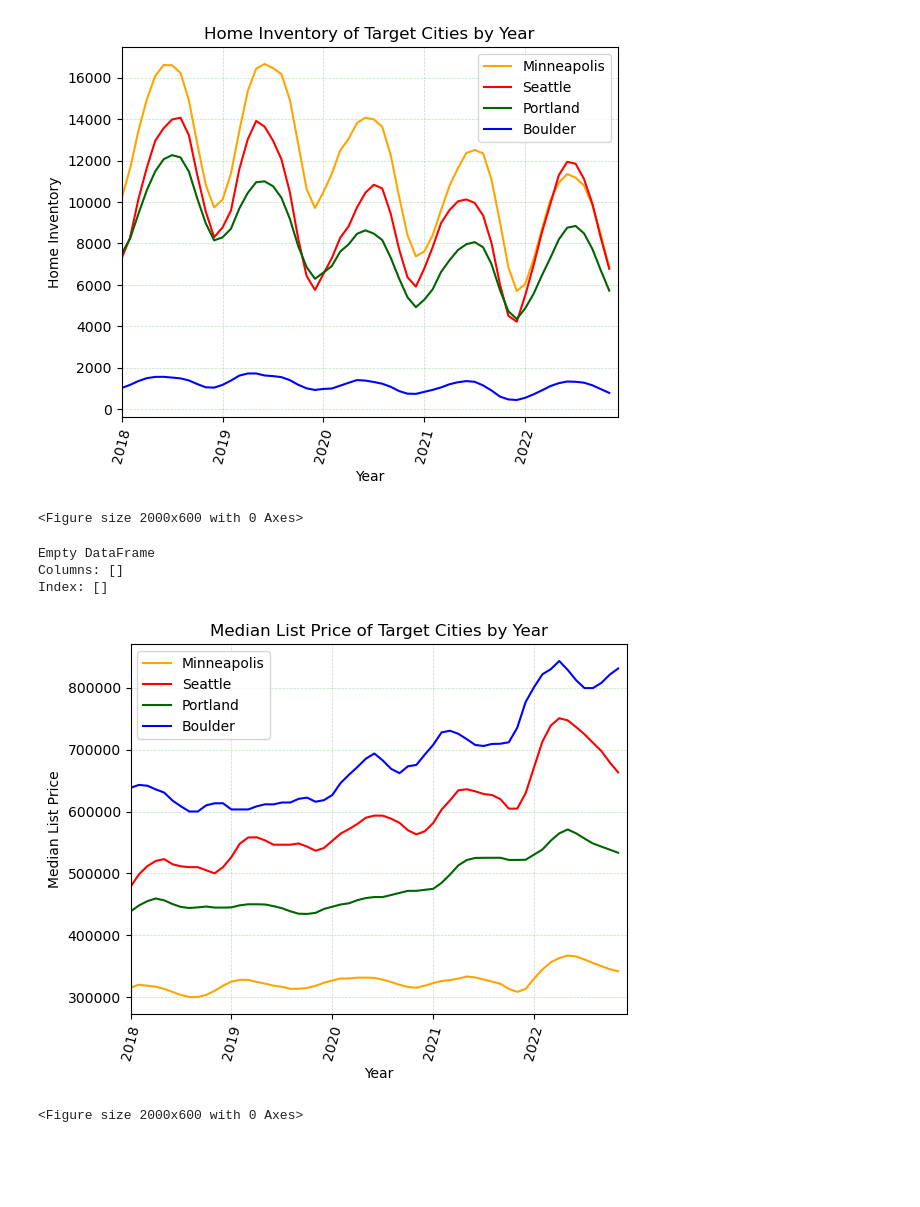
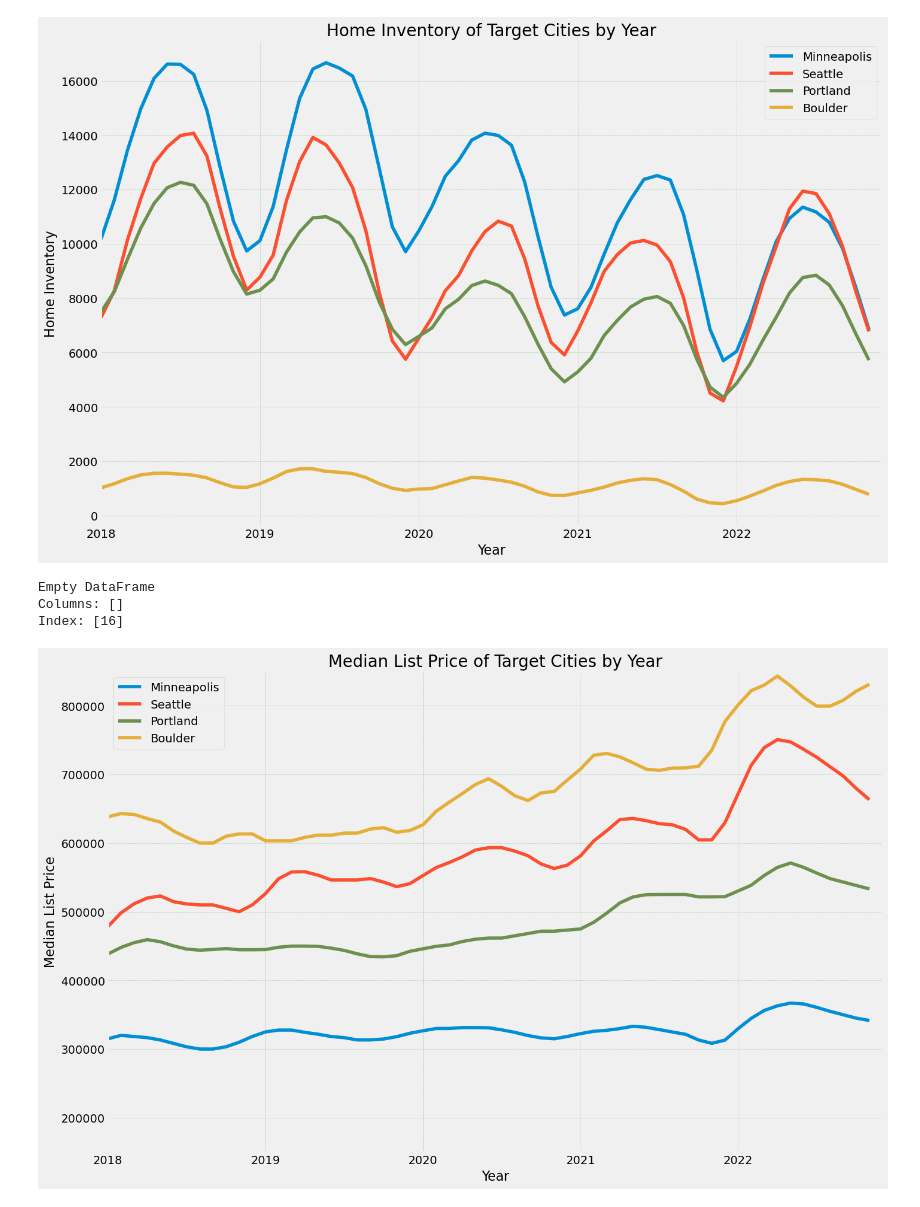
Before and after one commit to earlyann/Zillow_target_city_analysis, a Jupyter notebook: zillow.ipynb, the cells around one changed output. Saved outputs shown, nothing was run; the diff lists cells and outputs as text; code cells hidden in the pictures; blank space fills up the shorter version.

```diff
--- a/zillow.ipynb
+++ b/zillow.ipynb
@@ -1,5 +1,10 @@
 # %%
 import pandas as pd
+import os
 import matplotlib.pyplot as plt
 import numpy as np
 from scipy.stats import linregress
+
+plt.style.use('fivethirtyeight')
+pd.options.display.max_columns = 500
+color_pal = plt.rcParams["axes.prop_cycle"].by_key()["color"]
@@ -38,0 +27,6 @@ Length: 285, dtype: object
+# %%
+# For-Sale Inventory: The count of unique listings that were active at any time in a
+# given month.
+
+csvpath2 = '/Users/laceymorgan/Desktop/Zillow_target_city_analysis/Metro_invt_2_16_2023.csv'
+df2 = pd.read_csv(csvpath2)
@@ -238,5 +231,9 @@ df2.head()
 # %%
 # plotting all 4 target cities inventory over the entire course of the data
+
+# set the figure size
+plt.figure(figsize=(15,10))
+
 # converting the data to float type, float64 type was causing an error
 mpls_inv.iloc[0, 5:] = mpls_inv.iloc[0, 5:].astype(float)
 stl_inv.iloc[0, 5:] = stl_inv.iloc[0, 5:].astype(float)
@@ -249,45 +246,46 @@ stl_inv_data = stl_inv.iloc[0, 5:]
 prt_inv_data = prt_inv.iloc[0, 5:]
 bldr_inv_data = bldr_inv.iloc[0, 5:]
 
 # create the line plot
-plt.plot(mpls_inv_data, label='Minneapolis', color='orange')
-plt.plot(stl_inv_data, label='Seattle', color='red')
-plt.plot(prt_inv_data, label='Portland', color='darkgreen')
-plt.plot(bldr_inv_data, label='Boulder', color='blue')
+plt.plot(mpls_inv_data, label='Minneapolis', color=color_pal[0])
+plt.plot(stl_inv_data, label='Seattle', color=color_pal[1])
+plt.plot(prt_inv_data, label='Portland', color=color_pal[3])
+plt.plot(bldr_inv_data, label='Boulder', color=color_pal[2])
 
 # add labels and a title
-plt.xlabel('Year')
-plt.ylabel('Home Inventory')
-plt.title('Home Inventory of Target Cities by Year')
+plt.xlabel('Year', fontsize=16)
+plt.ylabel('Home Inventory', fontsize=16)
+plt.title('Home Inventory of Target Cities by Year', fontsize=20)
 
 # create a list of x-tick labels with 6 month intervals
 dates = pd.date_range(start='2018-03-31', end='2023-01-31', freq='12M')
 labels = [date.strftime('%Y') for date in dates]
 
 # convert the dates to integer positions representing the number of months since the start date
 start = pd.Timestamp('2018-03-31')
 positions = [(date - start).days // 30 for date in dates]
 
 # set the x-ticks and labels
-plt.xticks(positions, labels, rotation=75)
+plt.xticks(positions, labels)
 
 # set proporties for the grid
 plt.grid(alpha= .25, color = 'green', linestyle = '--', linewidth = 0.5)
 
 # set the x-limits
 plt.xlim(0, len(mpls_inv_data))
 
 # add a legend
 plt.legend(loc='best')
 
-# set the figure size
-plt.figure(figsize=(20, 6))
+# plt.tight_layout()
+
+# Save your graph as a PNG file in the "visualizations" folder
+plt.savefig('/Users/laceymorgan/Desktop/Zillow_target_city_analysis/figures/inventory_all_cities.png', dpi=300)
 
 # show the plot
 plt.show()
 # %% [output]
-[figure, old version]
+[figure, new version]
-<Figure size 2000x600 with 0 Axes>
 # %%
 # get a Series indicating which columns have at least one NaN value
 has_nans = mpls_inv.isna().any()
@@ -299,7 +297,7 @@ print(df_filtered)
 # %% [output]
 Empty DataFrame
 Columns: []
-Index: []
+Index: [16]
 # %%
 # creating data frames of just the target cities median list prices over time
 mpls_lst = df3.loc[(df3['RegionName'] == 'Minneapolis, MN')].copy()
@@ -308,6 +306,10 @@ stl_lst = df3.loc[(df3['RegionName'] == 'Seattle, WA')].copy()
 bldr_lst = df3.loc[(df3['RegionName'] == 'Boulder, CO')].copy()
 # %%
 # plotting all 4 target cities meidan list prices over the entire course of the data
+
+# set the figure size
+plt.figure(figsize=(15, 10))
+
 # converting the data to float type, float64 type was causing an error
 mpls_lst.iloc[0, 5:] = mpls_lst.iloc[0, 5:].astype(float)
 stl_lst.iloc[0, 5:] = stl_lst.iloc[0, 5:].astype(float)
@@ -321,15 +323,15 @@ prt_lst_data = prt_lst.iloc[0, 5:]
 bldr_lst_data = bldr_lst.iloc[0, 5:]
 
 # create the line plot
-plt.plot(mpls_lst_data, label='Minneapolis', color='orange')
-plt.plot(stl_lst_data, label='Seattle', color='red')
-plt.plot(prt_lst_data, label='Portland', color='darkgreen')
-plt.plot(bldr_lst_data, label='Boulder', color='blue')
+plt.plot(mpls_lst_data, label='Minneapolis', color=color_pal[0])
+plt.plot(stl_lst_data, label='Seattle', color=color_pal[1])
+plt.plot(prt_lst_data, label='Portland', color=color_pal[3])
+plt.plot(bldr_lst_data, label='Boulder', color=color_pal[2])
 
 # add labels and a title
-plt.xlabel('Year')
-plt.ylabel('Median List Price')
-plt.title('Median List Price of Target Cities by Year')
+plt.xlabel('Year', fontsize=16)
+plt.ylabel('Median List Price', fontsize=16)
+plt.title('Median List Price of Target Cities by Year', fontsize=20)
 
 # create a list of x-tick labels with 6 month intervals
 dates = pd.date_range(start='2018-03-31', end='2023-01-31', freq='12M')
@@ -340,25 +342,27 @@ start = pd.Timestamp('2018-03-31')
 positions = [(date - start).days // 30 for date in dates]
 
 # set the x-ticks and labels
-plt.xticks(positions, labels, rotation=75)
+plt.xticks(positions, labels)
 
 # set proporties for the grid
 plt.grid(alpha= .25, color = 'green', linestyle = '--', linewidth = 0.5)
 
-# set the x-limits
+# set the x and y-limits
 plt.xlim(0, len(mpls_inv_data))
+plt.ylim(150000, 850000)
 
 # add a legend
 plt.legend(loc='best')
 
-# set the figure size
-plt.figure(figsize=(20, 6))
+# plt.tight_layout()
+
+# Save your graph as a PNG file in the "visualizations" folder
+plt.savefig('/Users/laceymorgan/Desktop/Zillow_target_city_analysis/figures/median_list_price_all_cities.png', dpi=300)
 
 # show the plot
 plt.show()
 # %% [output]
-[figure, old version]
+[figure, new version]
-<Figure size 2000x600 with 0 Axes>
 # %%
 # creating data frames of just the target cities sale prices over time
 mpls_sale = df4.loc[(df4['RegionName'] == 'Minneapolis, MN')].copy()
```
Also changed, not shown: parts of 24 cells of this notebook, 15 other files.
